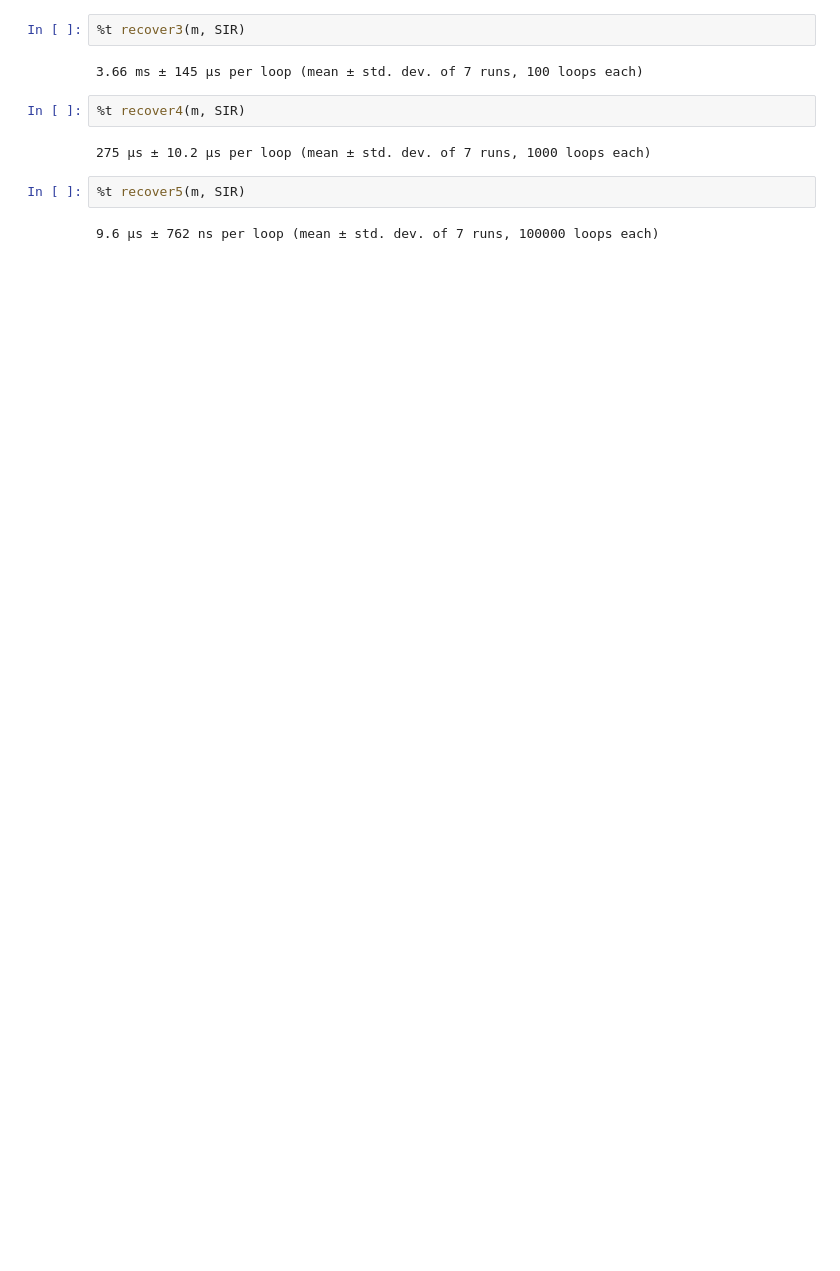
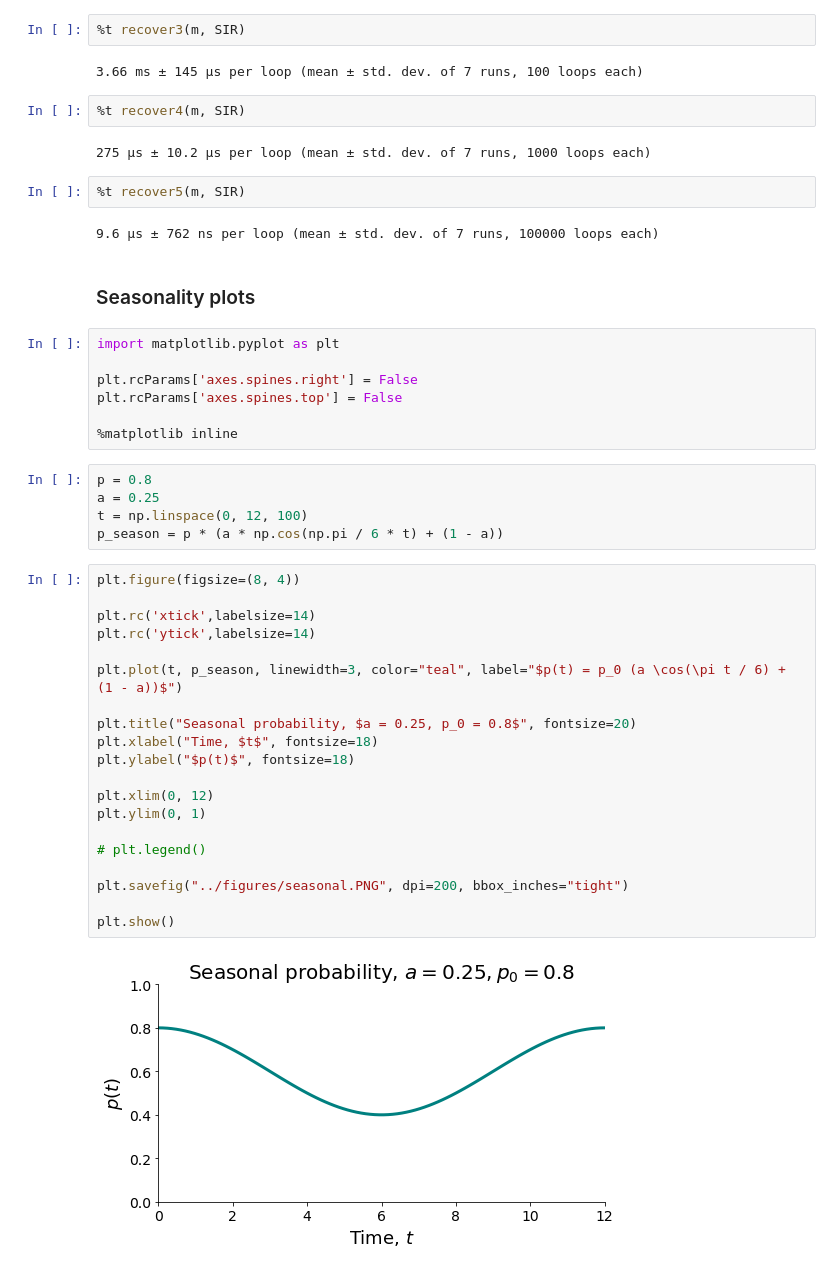
Before and after one commit to klepikhina/CSCI5352-AirTravelInfluenza, a Jupyter notebook: Code/SimulationsTestSuite.ipynb, the cells around one changed output. Saved outputs shown, nothing was run; the diff lists cells and outputs as text; blank space fills up the shorter version.

Commit message:
Make plots

```diff
--- a/Code/SimulationsTestSuite.ipynb
+++ b/Code/SimulationsTestSuite.ipynb
@@ -164,3 +164,39 @@ Version 5 4949.280, 0.280
 %t recover5(m, SIR)
 # %% [output]
 9.6 µs ± 762 ns per loop (mean ± std. dev. of 7 runs, 100000 loops each)
+# %% [markdown]
+### Seasonality plots
+# %%
+import matplotlib.pyplot as plt
+
+plt.rcParams['axes.spines.right'] = False
+plt.rcParams['axes.spines.top'] = False
+
+%matplotlib inline
+# %%
+p = 0.8
+a = 0.25
+t = np.linspace(0, 12, 100)
+p_season = p * (a * np.cos(np.pi / 6 * t) + (1 - a))
+# %%
+plt.figure(figsize=(8, 4))
+
+plt.rc('xtick',labelsize=14)
+plt.rc('ytick',labelsize=14)
+
+plt.plot(t, p_season, linewidth=3, color="teal", label="$p(t) = p_0 (a \cos(\pi t / 6) + (1 - a))$")
+
+plt.title("Seasonal probability, $a = 0.25, p_0 = 0.8$", fontsize=20)
+plt.xlabel("Time, $t$", fontsize=18)
+plt.ylabel("$p(t)$", fontsize=18)
+
+plt.xlim(0, 12)
+plt.ylim(0, 1)
+
+# plt.legend()
+
+plt.savefig("../figures/seasonal.PNG", dpi=200, bbox_inches="tight")
+
+plt.show()
+# %% [output]
+[figure, added]
```
Also changed, not shown: 9 other files.
